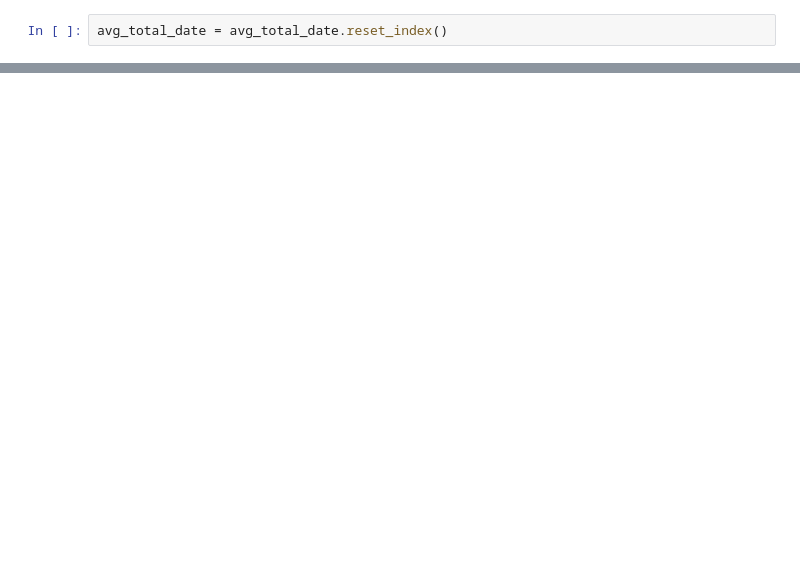
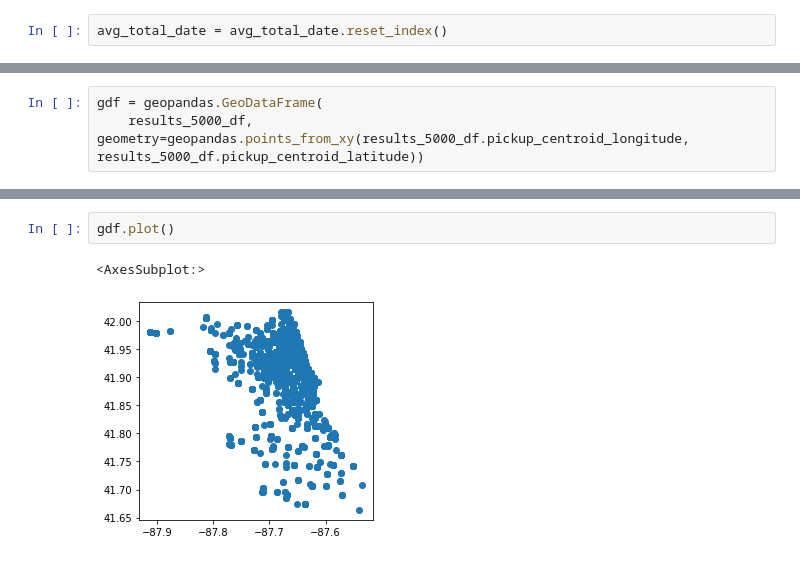
Before and after one commit to morden35/ridesharing_ml, a Jupyter notebook: data_exploration.ipynb, the cells around one changed output, grey strips where cells are left out. Drawn from its saved outputs; the diff is of its cells as text; blank space fills up the shorter version.

```diff
--- a/data_exploration.ipynb
+++ b/data_exploration.ipynb
@@ -142,0 +177,3 @@ plt.plot(avg_total_date["Trip Start Week"], avg_total_date["Trip Total"])
+# %%
+gdf = geopandas.GeoDataFrame(
+    results_5000_df, geometry=geopandas.points_from_xy(results_5000_df.pickup_centroid_longitude, results_5000_df.pickup_centroid_latitude))
@@ -142,0 +196,5 @@ plt.plot(avg_total_date["Trip Start Week"], avg_total_date["Trip Total"])
+# %%
+gdf.plot()
+# %% [output]
+<AxesSubplot:>
+[figure, added]
```
Also changed, not shown: parts of 73 cells of this notebook, 1 other file.
